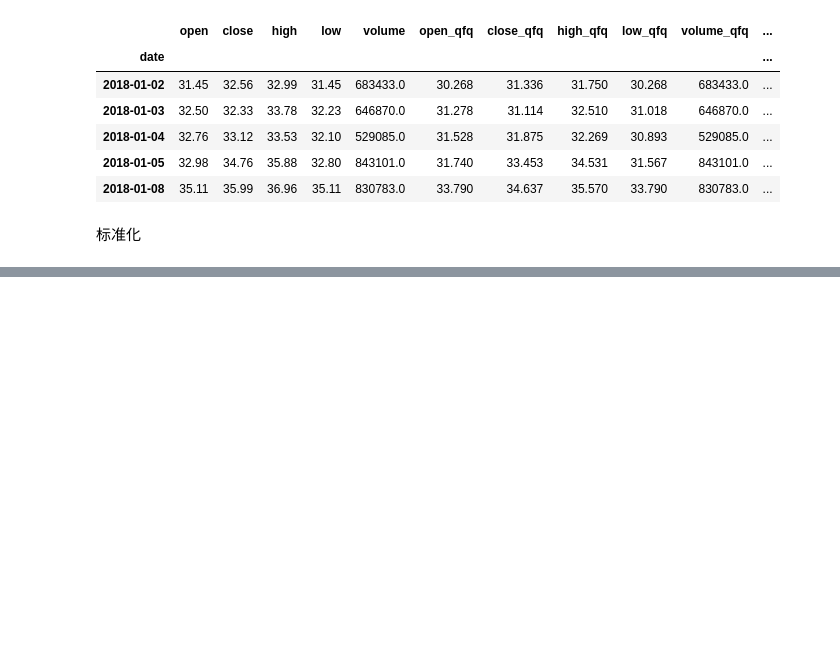
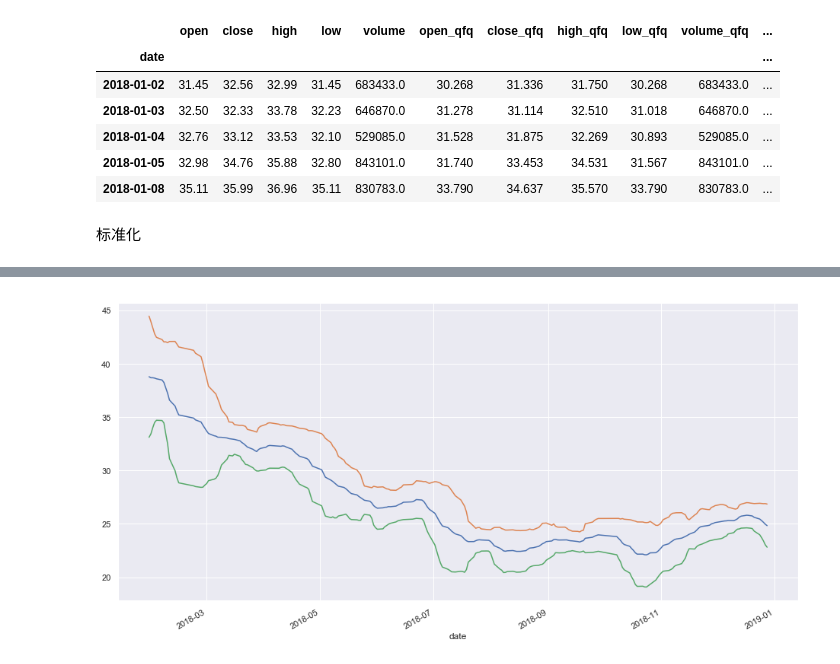
Before and after one commit to GuQiangJS/finance_ai_py, a Jupyter notebook: example/日线数据相关.ipynb, the cells around one changed output, grey strips where cells are left out. Saved outputs shown, nothing was run; the diff lists cells and outputs as text; code cells hidden in the pictures; blank space fills up the shorter version.

```diff
--- a/example/日线数据相关.ipynb
+++ b/example/日线数据相关.ipynb
@@ -124,0 +128,23 @@ array=[32.56 32.33 33.12 34.76 35.99 35.84 35.67 35.15 35.55 37.09 40.2  39.77
+# %%
+#设定绘图的默认大小
+
+import matplotlib
+matplotlib.rcParams["figure.figsize"]=[16,8]
+# %%
+#加载 seaborn，并且设置默认使用 seaborn
+
+import seaborn as sns
+sns.set()
+# %%
+def bbands_plot(series,t=20,matype=MA_Type.WMA):
+    """绘制布林带
+    默认为20日均线，加权计算
+    """
+    bbands_up,bbands_mid,bbands_low=QA.QAIndicator.talib_series.BBANDS(series,t,matype=matype)
+    bbands_mid.plot()
+    bbands_up.plot()
+    bbands_low.plot()
+# %%
+bbands_plot(df_tushare['close'])
+# %% [output]
+[figure, added]
```
Also changed, not shown: parts of 7 cells of this notebook, 5 other files.
